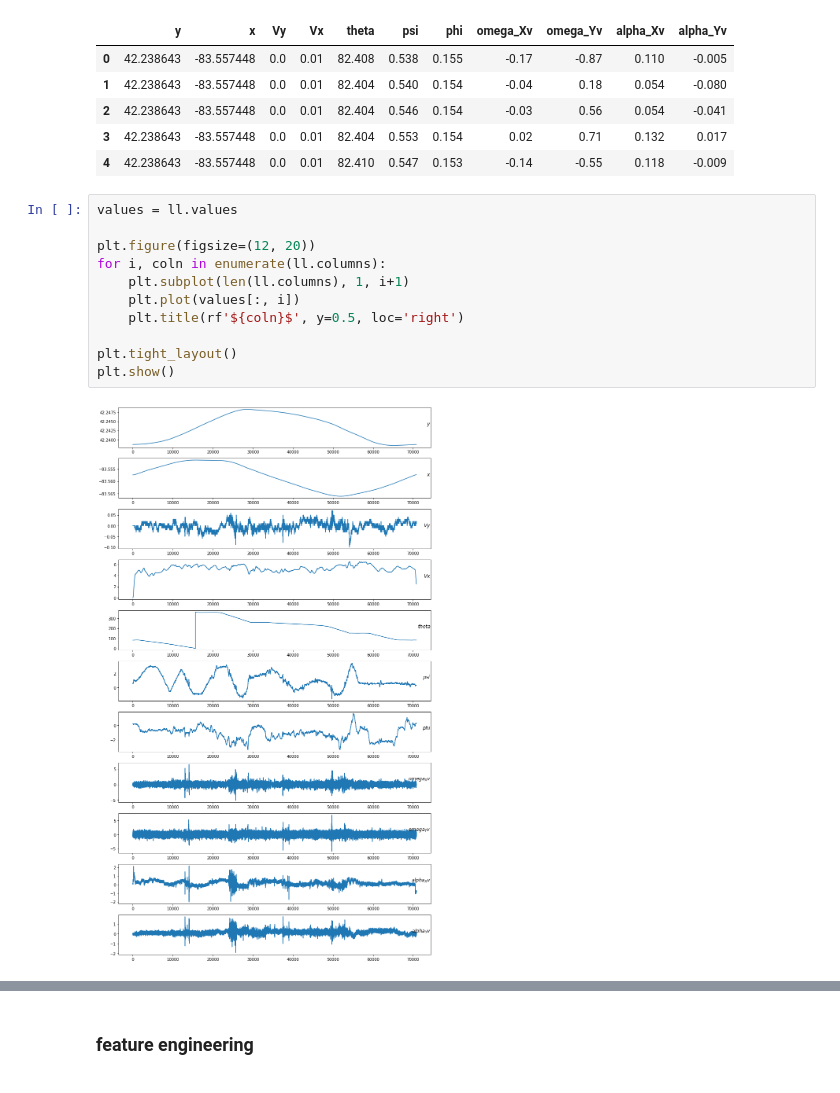
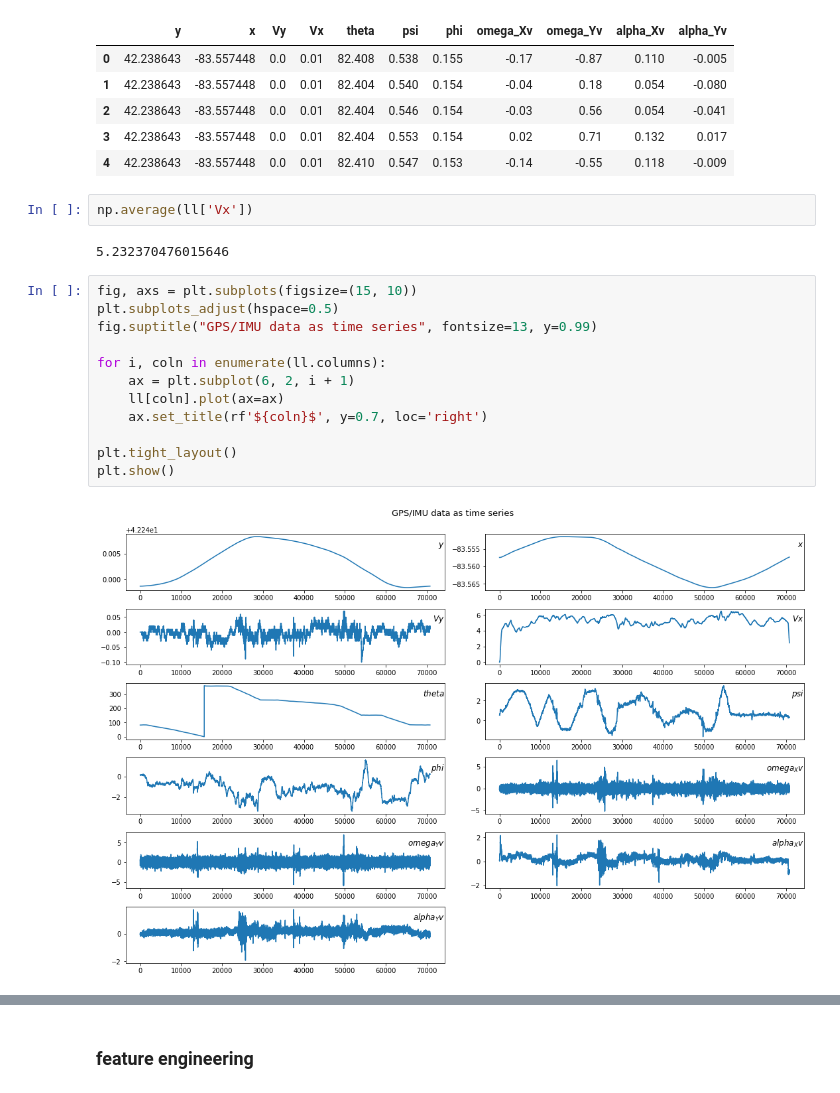
Before and after one commit to jarviskroos7/PATH_vehicle_localization, a Jupyter notebook: code/segment_generation.ipynb, the cells around one changed output, grey strips where cells are left out. Cells and saved outputs as stored; diff of their text form.

```diff
--- a/code/segment_generation.ipynb
+++ b/code/segment_generation.ipynb
@@ -85,16 +88,21 @@ ll.head()
 | 2 | 42.238643 | -83.557448 | 0.0 | 0.01 | 82.404 | 0.546 | 0.154 | -0.03 | 0.56 | 0.054 | -0.041 |
 | 3 | 42.238643 | -83.557448 | 0.0 | 0.01 | 82.404 | 0.553 | 0.154 | 0.02 | 0.71 | 0.132 | 0.017 |
 | 4 | 42.238643 | -83.557448 | 0.0 | 0.01 | 82.410 | 0.547 | 0.153 | -0.14 | -0.55 | 0.118 | -0.009 |
+# %%
+np.average(ll['Vx'])
+# %% [output]
+5.232370476015646
 # %%
-values = ll.values
+fig, axs = plt.subplots(figsize=(15, 10))
+plt.subplots_adjust(hspace=0.5)
+fig.suptitle("GPS/IMU data as time series", fontsize=13, y=0.99)
 
-plt.figure(figsize=(12, 20))
 for i, coln in enumerate(ll.columns):
-    plt.subplot(len(ll.columns), 1, i+1)
-    plt.plot(values[:, i])
-    plt.title(rf'${coln}$', y=0.5, loc='right')
+    ax = plt.subplot(6, 2, i + 1)
+    ll[coln].plot(ax=ax)
+    ax.set_title(rf'${coln}$', y=0.7, loc='right')
 
 plt.tight_layout()
 plt.show()
 # %% [output]
-[figure, old version]
+[figure, new version]
```
Also changed, not shown: parts of 10 cells of this notebook, 14 other files.
